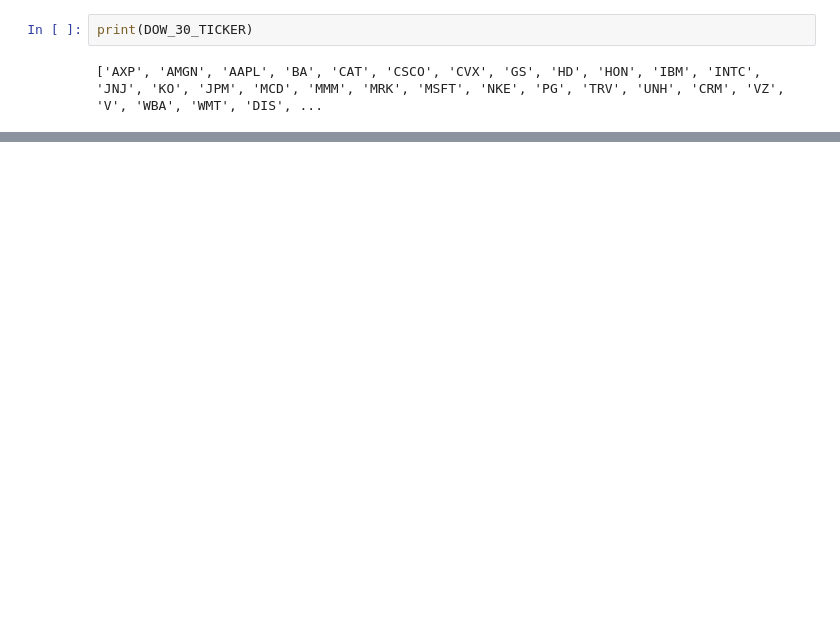
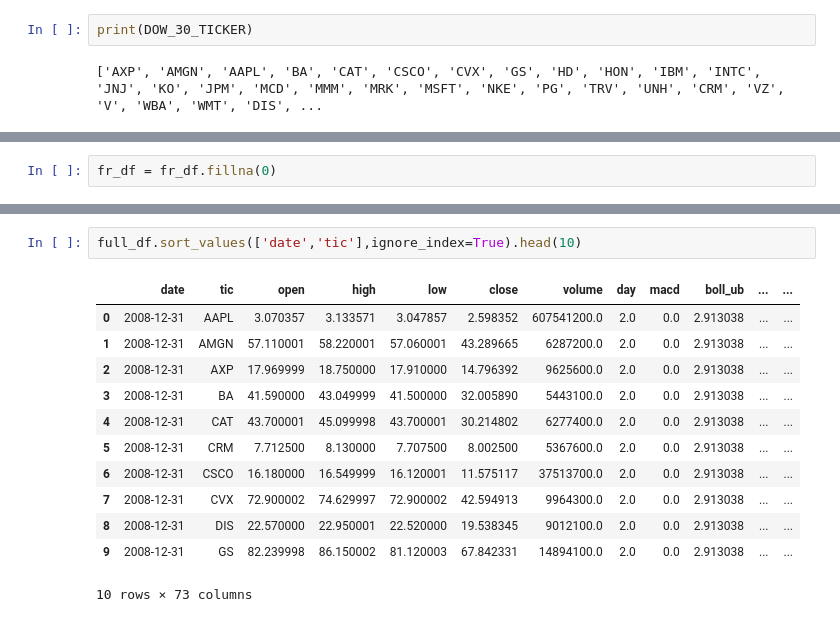
Before and after one commit to yicheng-past/rl-auto-stock-trading, a Jupyter notebook: cis5190_project.ipynb, the cells around one changed output, grey strips where cells are left out. Saved outputs shown, nothing was run; the diff lists cells and outputs as text; blank space fills up the shorter version.

```diff
--- a/cis5190_project.ipynb
+++ b/cis5190_project.ipynb
@@ -165,0 +143,2 @@ memory usage: 2.9+ MB
+# %%
+fr_df = fr_df.fillna(0)
@@ -165,0 +198,15 @@ memory usage: 2.9+ MB
+# %%
+full_df.sort_values(['date','tic'],ignore_index=True).head(10)
+# %% [output]
+|  | date | tic | open | high | low | close | volume | day | macd | boll_ub | ... | ... |
+| 0 | 2008-12-31 | AAPL | 3.070357 | 3.133571 | 3.047857 | 2.598352 | 607541200.0 | 2.0 | 0.0 | 2.913038 | ... | ... |
+| 1 | 2008-12-31 | AMGN | 57.110001 | 58.220001 | 57.060001 | 43.289665 | 6287200.0 | 2.0 | 0.0 | 2.913038 | ... | ... |
+| 2 | 2008-12-31 | AXP | 17.969999 | 18.750000 | 17.910000 | 14.796392 | 9625600.0 | 2.0 | 0.0 | 2.913038 | ... | ... |
+| 3 | 2008-12-31 | BA | 41.590000 | 43.049999 | 41.500000 | 32.005890 | 5443100.0 | 2.0 | 0.0 | 2.913038 | ... | ... |
+| 4 | 2008-12-31 | CAT | 43.700001 | 45.099998 | 43.700001 | 30.214802 | 6277400.0 | 2.0 | 0.0 | 2.913038 | ... | ... |
+| 5 | 2008-12-31 | CRM | 7.712500 | 8.130000 | 7.707500 | 8.002500 | 5367600.0 | 2.0 | 0.0 | 2.913038 | ... | ... |
+| 6 | 2008-12-31 | CSCO | 16.180000 | 16.549999 | 16.120001 | 11.575117 | 37513700.0 | 2.0 | 0.0 | 2.913038 | ... | ... |
+| 7 | 2008-12-31 | CVX | 72.900002 | 74.629997 | 72.900002 | 42.594913 | 9964300.0 | 2.0 | 0.0 | 2.913038 | ... | ... |
+| 8 | 2008-12-31 | DIS | 22.570000 | 22.950001 | 22.520000 | 19.538345 | 9012100.0 | 2.0 | 0.0 | 2.913038 | ... | ... |
+| 9 | 2008-12-31 | GS | 82.239998 | 86.150002 | 81.120003 | 67.842331 | 14894100.0 | 2.0 | 0.0 | 2.913038 | ... | ... |
+10 rows × 73 columns
```
Also changed, not shown: parts of 96 cells of this notebook.
